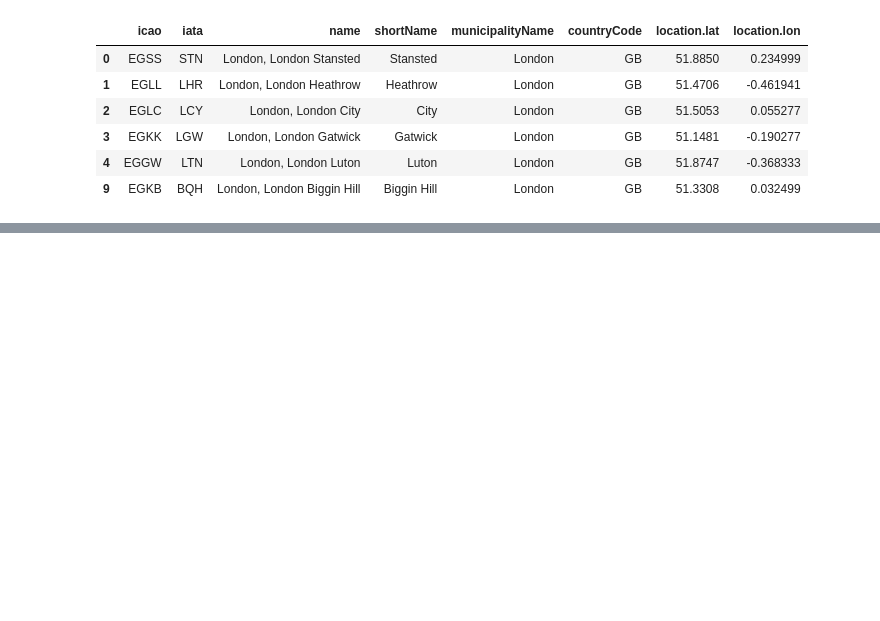
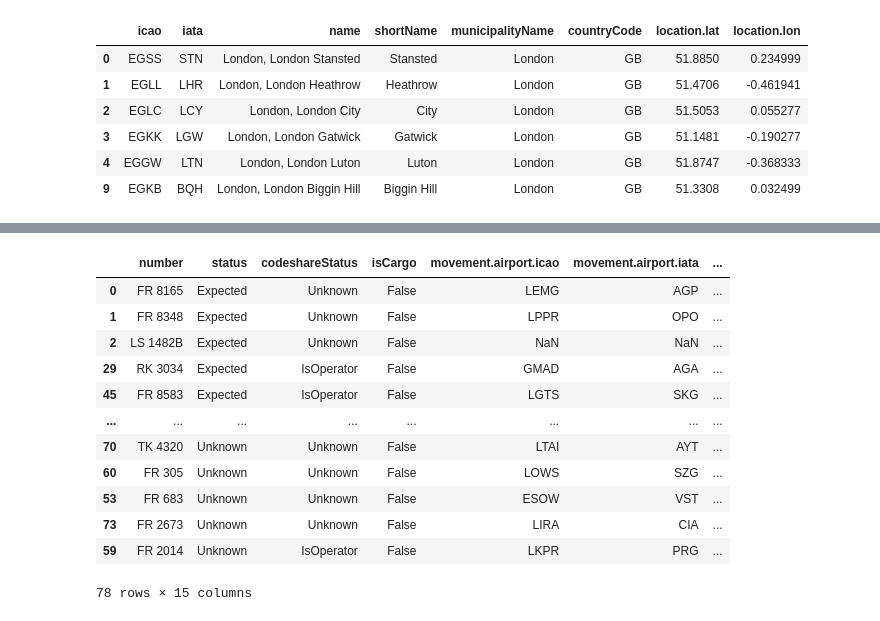
Before and after one commit to sherwan-m/Gans-Co-Project, a Jupyter notebook: gans_tomorrow.ipynb, the cells around one changed output, grey strips where cells are left out. Saved outputs shown, nothing was run; the diff lists cells and outputs as text; code cells hidden in the pictures; blank space fills up the shorter version.

```diff
--- a/gans_tomorrow.ipynb
+++ b/gans_tomorrow.ipynb
@@ -98,0 +183,16 @@ temp
+# %%
+f1
+# %% [output]
+|  | number | status | codeshareStatus | isCargo | movement.airport.icao | movement.airport.iata | ... |
+| 0 | FR 8165 | Expected | Unknown | False | LEMG | AGP | ... |
+| 1 | FR 8348 | Expected | Unknown | False | LPPR | OPO | ... |
+| 2 | LS 1482B | Expected | Unknown | False | NaN | NaN | ... |
+| 29 | RK 3034 | Expected | IsOperator | False | GMAD | AGA | ... |
+| 45 | FR 8583 | Expected | IsOperator | False | LGTS | SKG | ... |
+| ... | ... | ... | ... | ... | ... | ... | ... |
+| 70 | TK 4320 | Unknown | Unknown | False | LTAI | AYT | ... |
+| 60 | FR 305 | Unknown | Unknown | False | LOWS | SZG | ... |
+| 53 | FR 683 | Unknown | Unknown | False | ESOW | VST | ... |
+| 73 | FR 2673 | Unknown | Unknown | False | LIRA | CIA | ... |
+| 59 | FR 2014 | Unknown | IsOperator | False | LKPR | PRG | ... |
+78 rows × 15 columns
```
Also changed, not shown: parts of 10 cells of this notebook.
